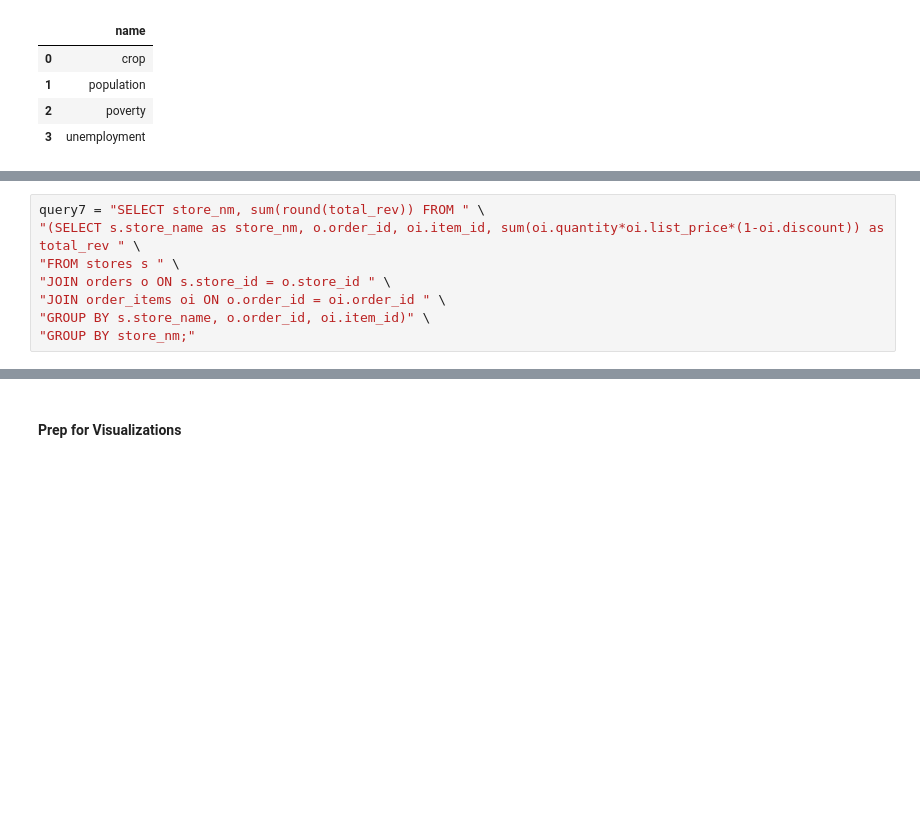
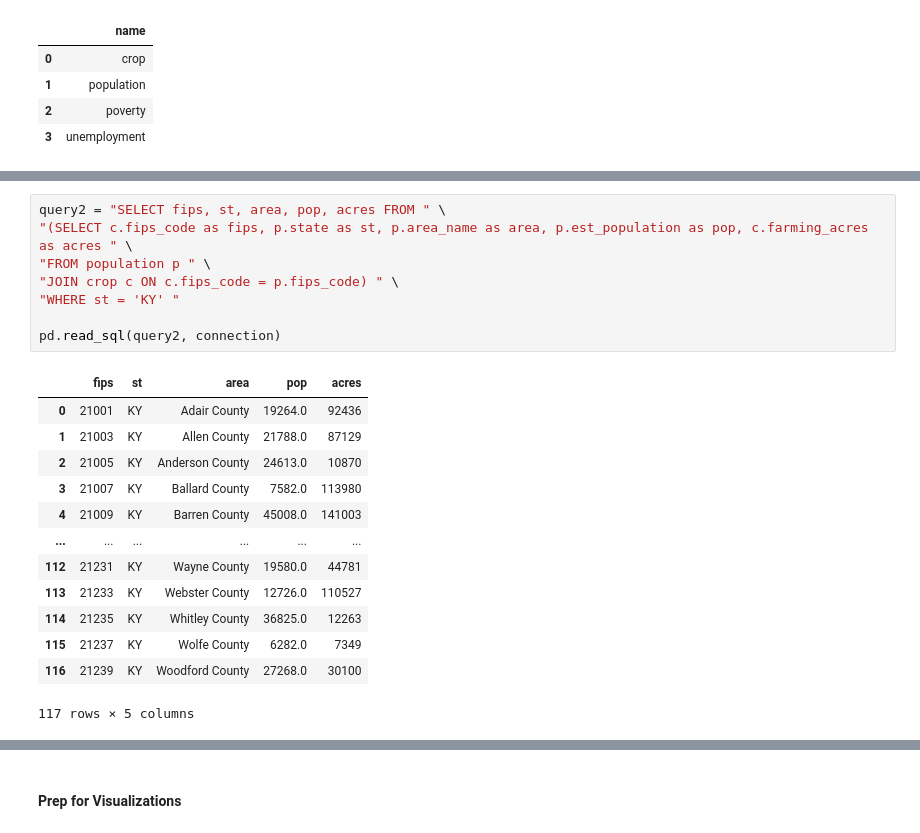
Before and after one commit to reppenp/Capstone_Project_Agri_Influence, a Jupyter notebook: workbook/agri_influence.ipynb, the cells around one changed output, grey strips where cells are left out. Cells and saved outputs as stored; diff of their text form; blank space fills up the shorter version.

```diff
--- a/workbook/agri_influence.ipynb
+++ b/workbook/agri_influence.ipynb
@@ -695,8 +733,22 @@ Loaded unemployment
 # %%
-query7 = "SELECT store_nm, sum(round(total_rev)) FROM " \
-"(SELECT s.store_name as store_nm, o.order_id, oi.item_id, sum(oi.quantity*oi.list_price*(1-oi.discount)) as total_rev " \
-"FROM stores s " \
-"JOIN orders o ON s.store_id = o.store_id " \
-"JOIN order_items oi ON o.order_id = oi.order_id " \
-"GROUP BY s.store_name, o.order_id, oi.item_id)" \
-"GROUP BY store_nm;"
+query2 = "SELECT fips, st, area, pop, acres FROM " \
+"(SELECT c.fips_code as fips, p.state as st, p.area_name as area, p.est_population as pop, c.farming_acres as acres " \
+"FROM population p " \
+"JOIN crop c ON c.fips_code = p.fips_code) " \
+"WHERE st = 'KY' "
+
+pd.read_sql(query2, connection)
+# %% [output]
+|  | fips | st | area | pop | acres |
+| 0 | 21001 | KY | Adair County | 19264.0 | 92436 |
+| 1 | 21003 | KY | Allen County | 21788.0 | 87129 |
+| 2 | 21005 | KY | Anderson County | 24613.0 | 10870 |
+| 3 | 21007 | KY | Ballard County | 7582.0 | 113980 |
+| 4 | 21009 | KY | Barren County | 45008.0 | 141003 |
+| ... | ... | ... | ... | ... | ... |
+| 112 | 21231 | KY | Wayne County | 19580.0 | 44781 |
+| 113 | 21233 | KY | Webster County | 12726.0 | 110527 |
+| 114 | 21235 | KY | Whitley County | 36825.0 | 12263 |
+| 115 | 21237 | KY | Wolfe County | 6282.0 | 7349 |
+| 116 | 21239 | KY | Woodford County | 27268.0 | 30100 |
+117 rows × 5 columns
```
Also changed, not shown: parts of 9 cells of this notebook, 2 other files.
